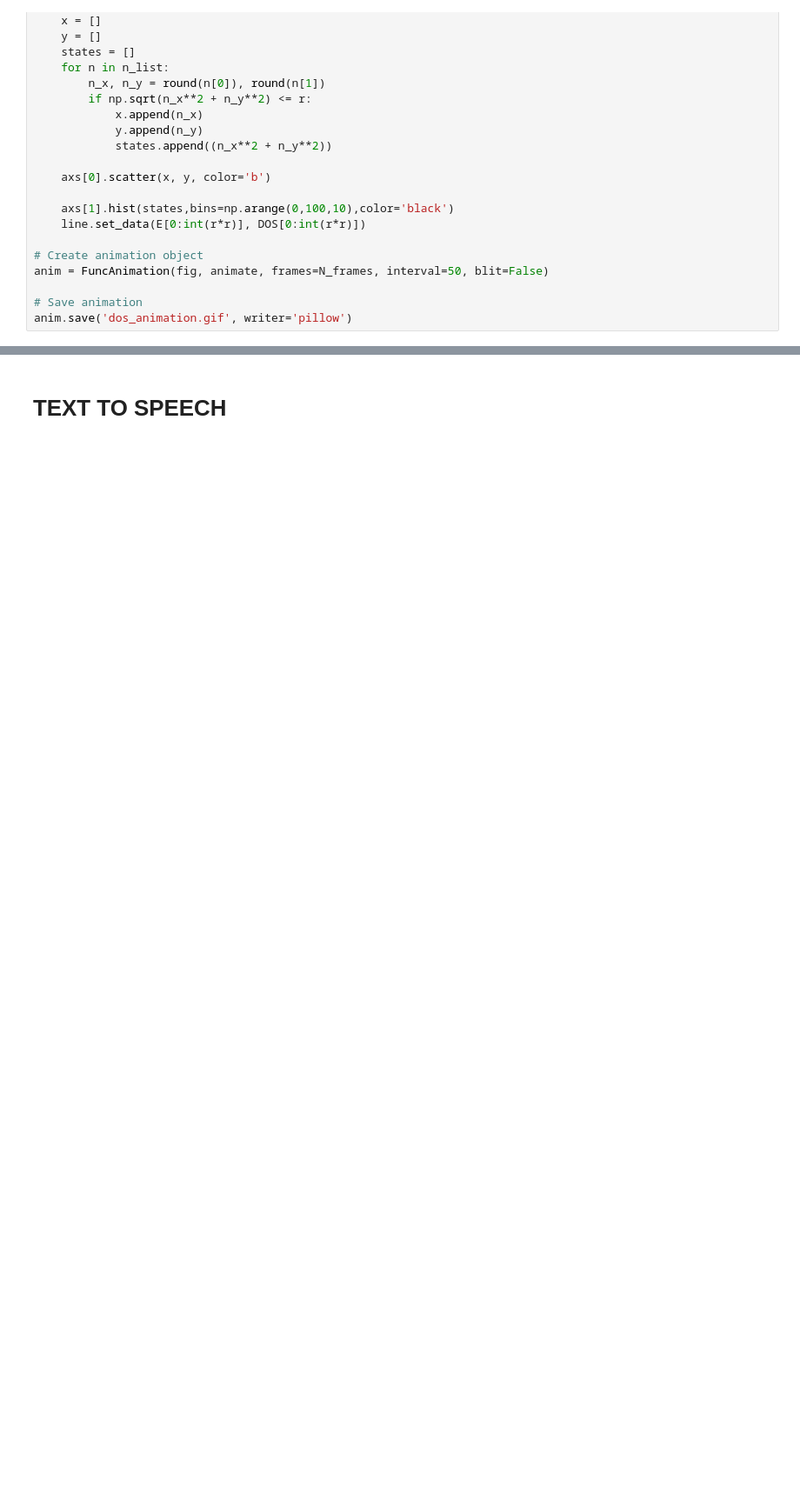
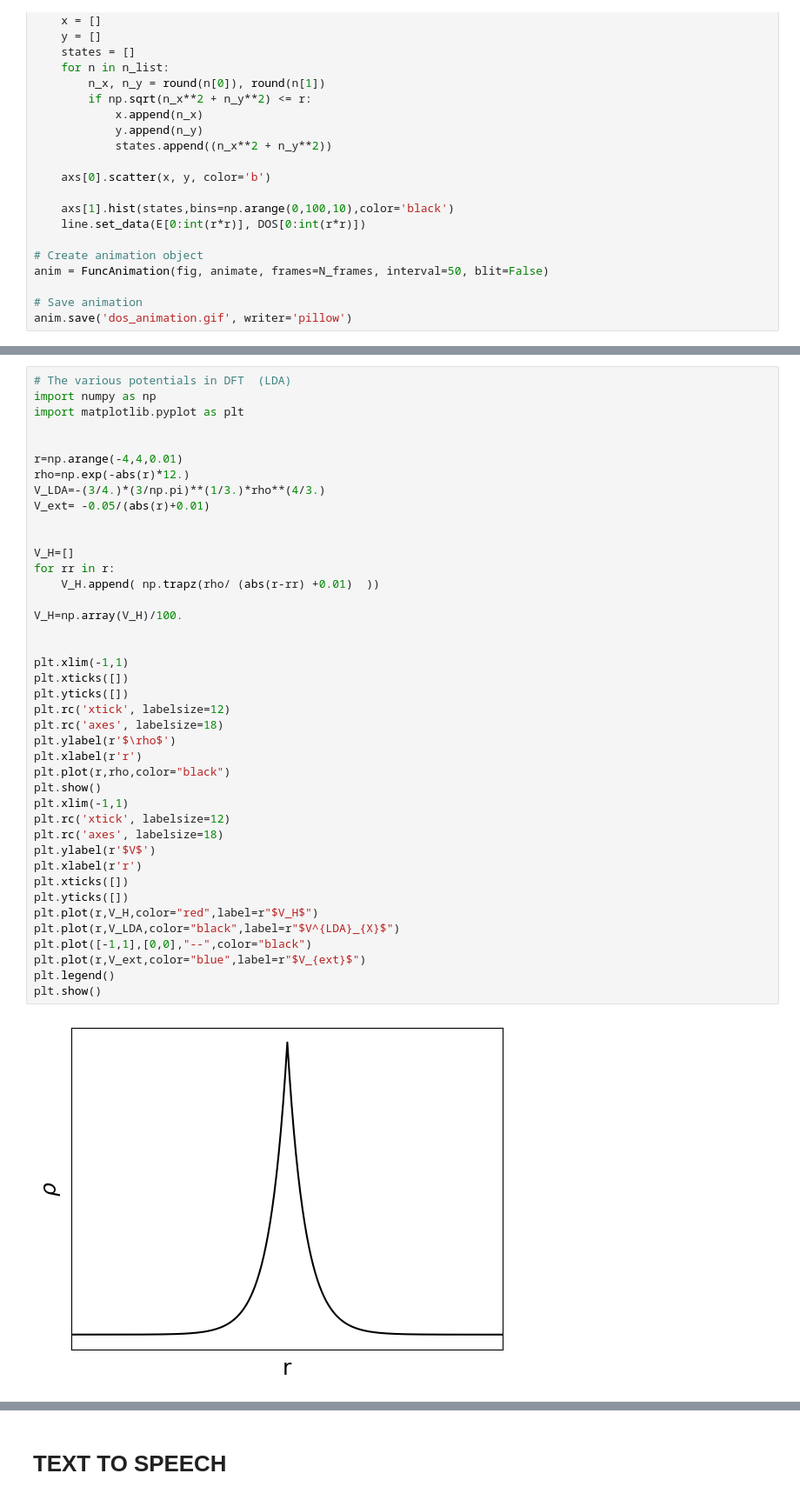
Before and after one commit to jollactic/Modelling_course, a Jupyter notebook: NOTES_AND_PLOTS/plotting.ipynb, the cells around one changed output, grey strips where cells are left out. Shown at 87% size. Drawn from its saved outputs; the diff is of its cells as text; blank space fills up the shorter version.

```diff
--- a/NOTES_AND_PLOTS/plotting.ipynb
+++ b/NOTES_AND_PLOTS/plotting.ipynb
@@ -532,0 +601,43 @@ plt.show()
+# %%
+# The various potentials in DFT  (LDA)
+import numpy as np
+import matplotlib.pyplot as plt
+
+
+r=np.arange(-4,4,0.01)
+rho=np.exp(-abs(r)*12.)
+V_LDA=-(3/4.)*(3/np.pi)**(1/3.)*rho**(4/3.)
+V_ext= -0.05/(abs(r)+0.01)
+
+
+V_H=[]
+for rr in r:
+    V_H.append( np.trapz(rho/ (abs(r-rr) +0.01)  ))
+
+V_H=np.array(V_H)/100.
+
+
+plt.xlim(-1,1)
+plt.xticks([])
+plt.yticks([])
+plt.rc('xtick', labelsize=12)
+plt.rc('axes', labelsize=18)
+plt.ylabel(r'$\rho$')
+plt.xlabel(r'r')
+plt.plot(r,rho,color="black")
+plt.show()
+plt.xlim(-1,1)
+plt.rc('xtick', labelsize=12)
+plt.rc('axes', labelsize=18)
+plt.ylabel(r'$V$')
+plt.xlabel(r'r')
+plt.xticks([])
+plt.yticks([])
+plt.plot(r,V_H,color="red",label=r"$V_H$")
+plt.plot(r,V_LDA,color="black",label=r"$V^{LDA}_{X}$")
+plt.plot([-1,1],[0,0],"--",color="black")
+plt.plot(r,V_ext,color="blue",label=r"$V_{ext}$")
+plt.legend()
+plt.show()
+# %% [output]
+[figure, added]
```
Also changed, not shown: parts of 5 cells of this notebook, 34 other files.
